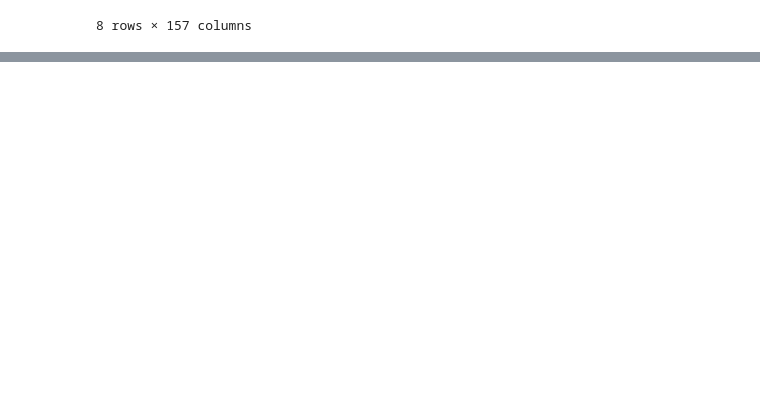
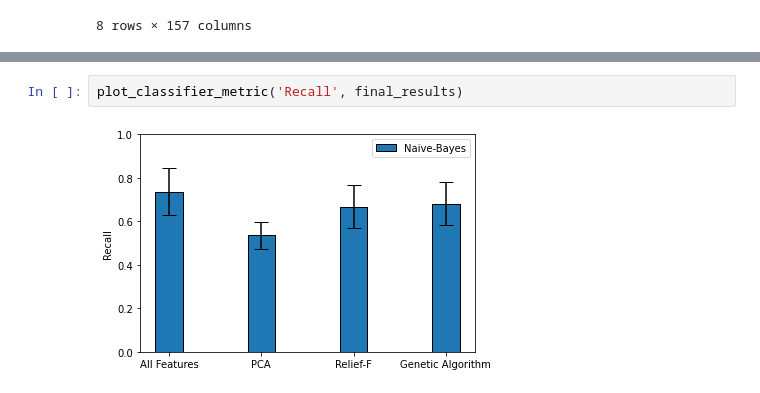
Before and after one commit to danielbdias/pattern-recognition-studies, a Jupyter notebook: Atividade06_NaiveBayes.ipynb, the cells around one changed output, grey strips where cells are left out. Drawn from its saved outputs; the diff is of its cells as text; blank space fills up the shorter version.

```diff
--- a/Atividade06_NaiveBayes.ipynb
+++ b/Atividade06_NaiveBayes.ipynb
@@ -197,0 +268,4 @@ Stratified_KFold(param,X, y, K = 10)
+# %%
+plot_classifier_metric('Recall', final_results)
+# %% [output]
+[figure, added]
```
Also changed, not shown: parts of 28 cells of this notebook, 4 other files.
